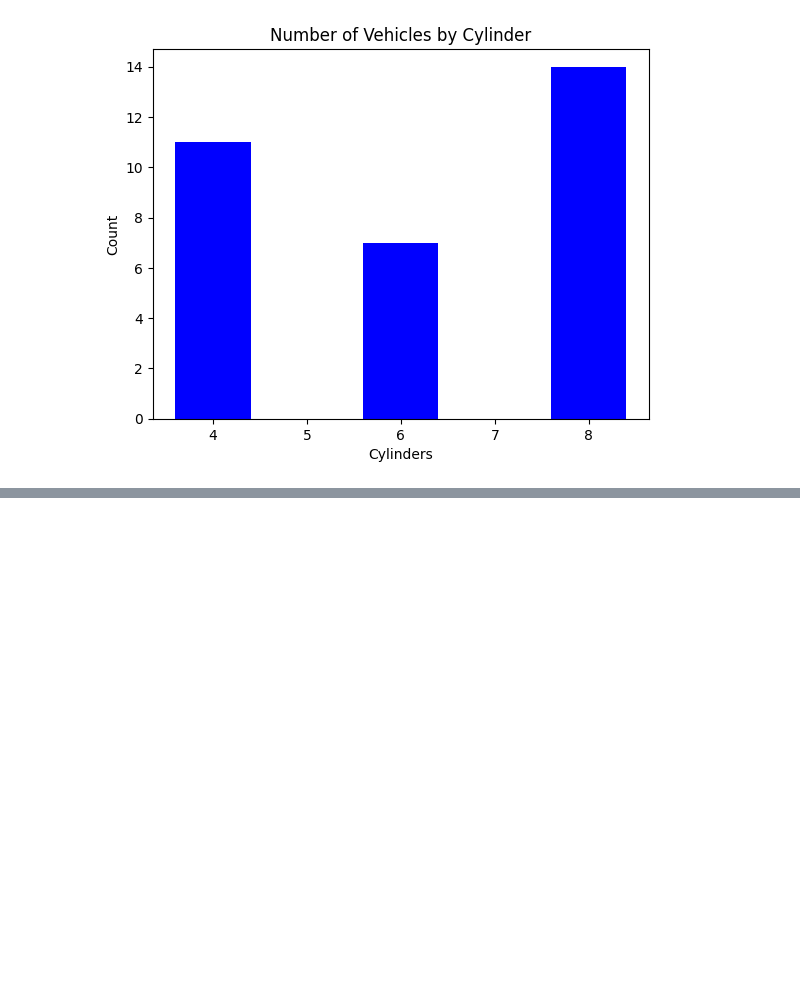
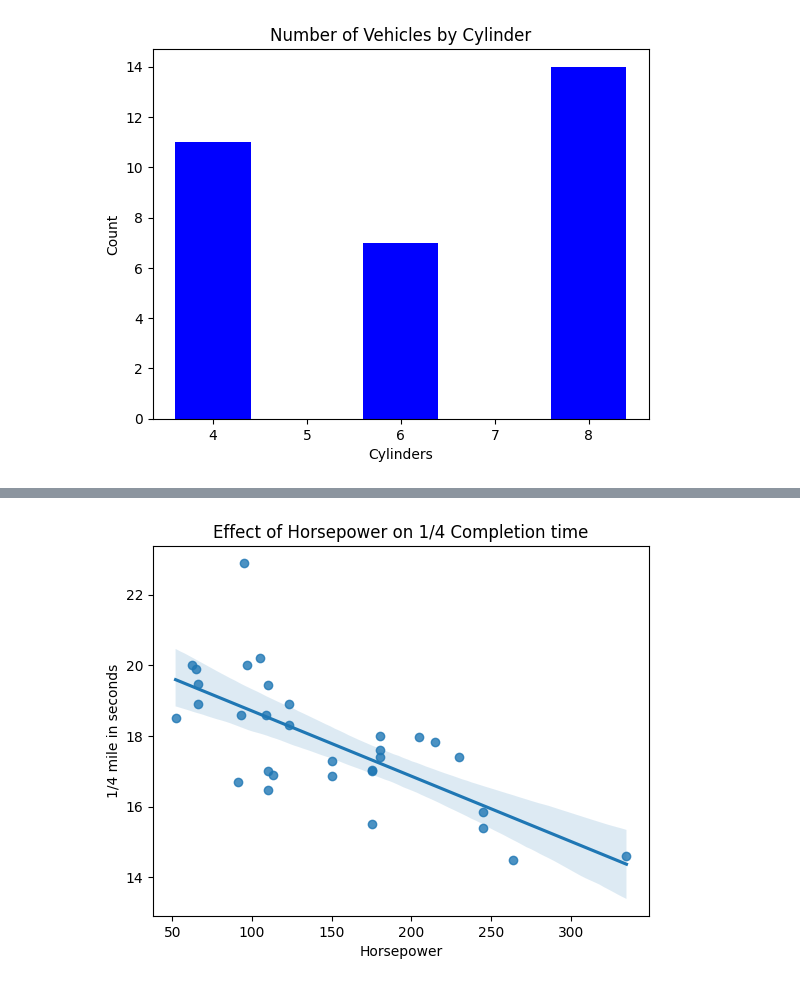
Before and after one commit to marielle1999/Data-Visualisation-, a Jupyter notebook: HC1Datavisualistion2.ipynb, the cells around one changed output, grey strips where cells are left out. Drawn from its saved outputs; the diff is of its cells as text; code cells hidden in the pictures; blank space fills up the shorter version.

```diff
--- a/HC1Datavisualistion2.ipynb
+++ b/HC1Datavisualistion2.ipynb
@@ -33,0 +44,11 @@ plt.show()
+# %%
+import seaborn as sns
+
+sns.regplot(x=df['hp'], y=df['qsec'])
+plt.title('Effect of Horsepower on 1/4 Completion time')
+plt.xlabel('Horsepower')
+plt.ylabel('1/4 mile in seconds')
+
+plt.show()
+# %% [output]
+[figure, added]
```
Also changed, not shown: parts of 1 cell of this notebook.
